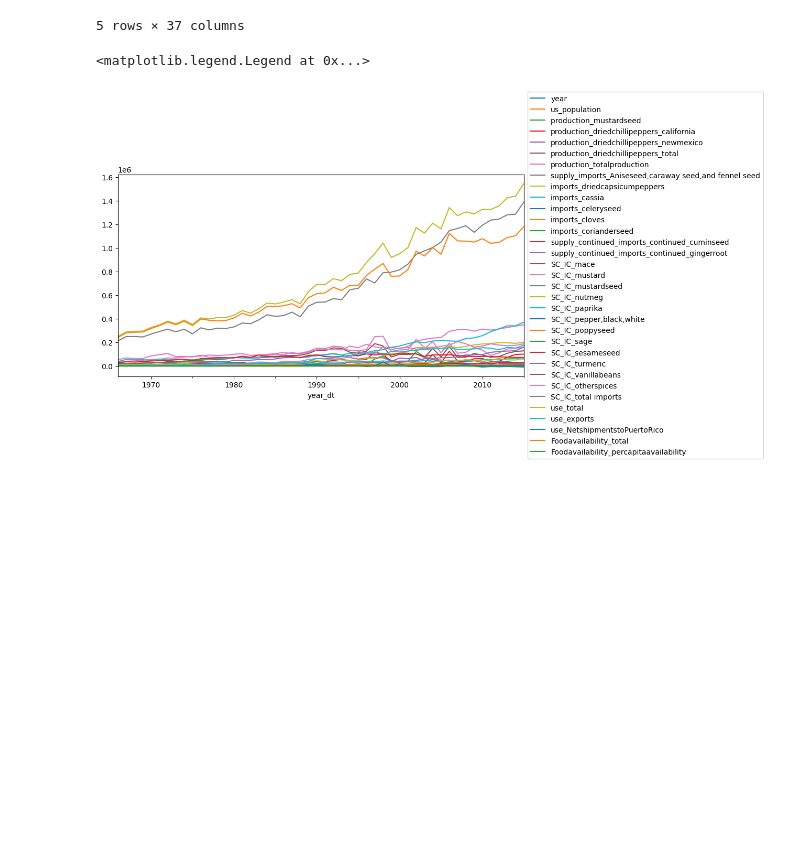
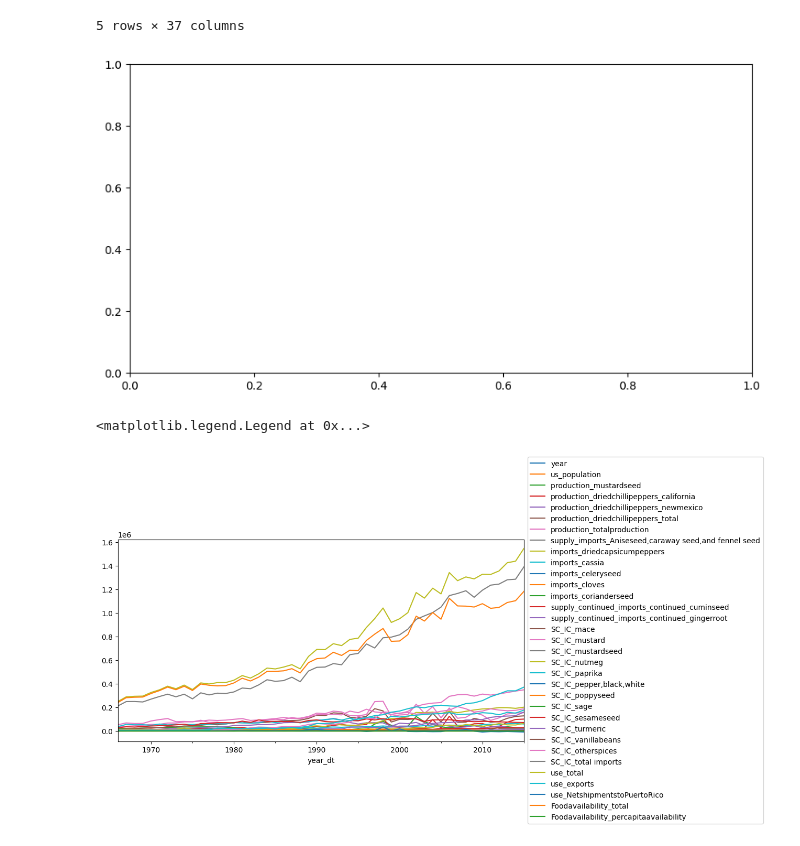
Before and after one commit to shinsooha/DATAproject, a Jupyter notebook: coffee.ipynb, the cells around one changed output. Drawn from its saved outputs; the diff is of its cells as text; code cells hidden in the pictures; blank space fills up the shorter version.

```diff
--- a/coffee.ipynb
+++ b/coffee.ipynb
@@ -528,6 +541,10 @@ spice_df.head()
 | 1969-07-01 | 1969 | 202.677 | 25277 | 14280.0 | 10000.0 | ... |
 | 1970-07-01 | 1970 | 205.052 | 27126 | 16780.0 | 12500.0 | ... |
 5 rows × 37 columns
+# %%
+plt.ticklabel_format(style='plain')
+# %% [output]
+[figure, added]
 # %%
 spice_df.plot().legend(loc="center left", bbox_to_anchor=(1.0, 0.5))
 # %% [output]
```
Also changed, not shown: parts of 5 cells of this notebook.
